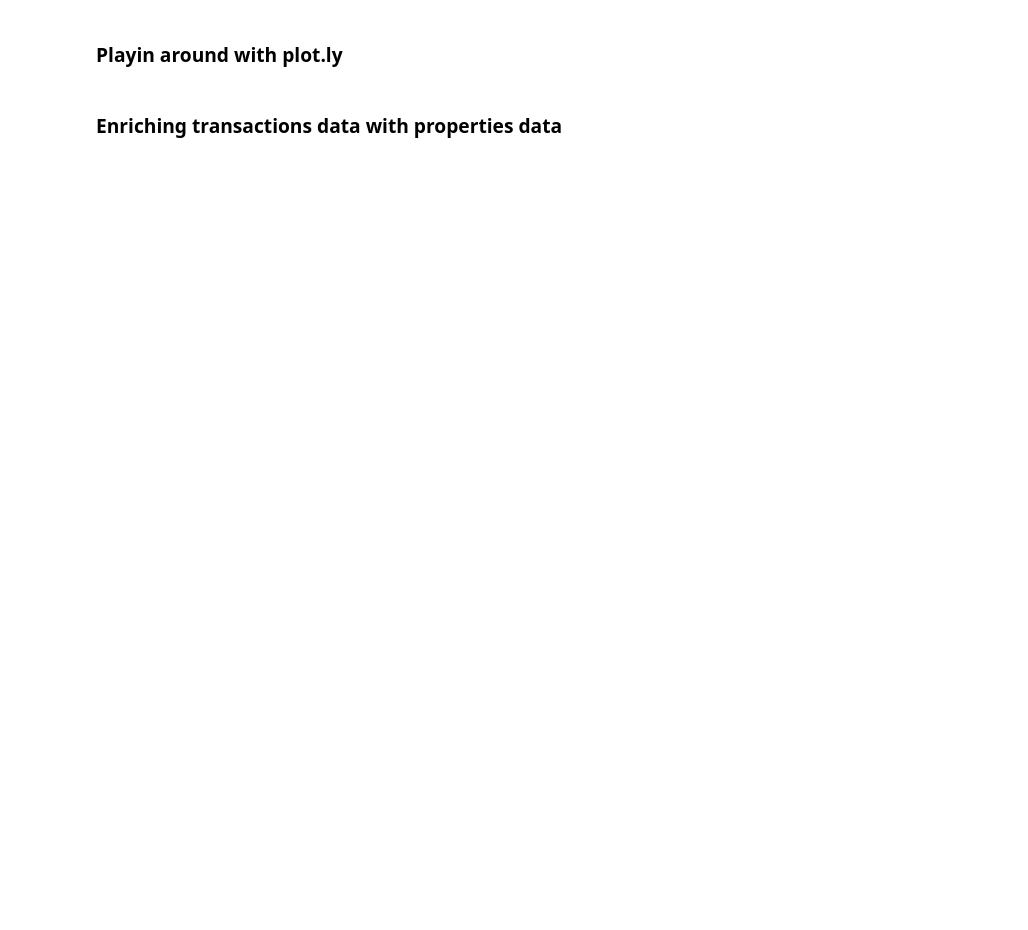
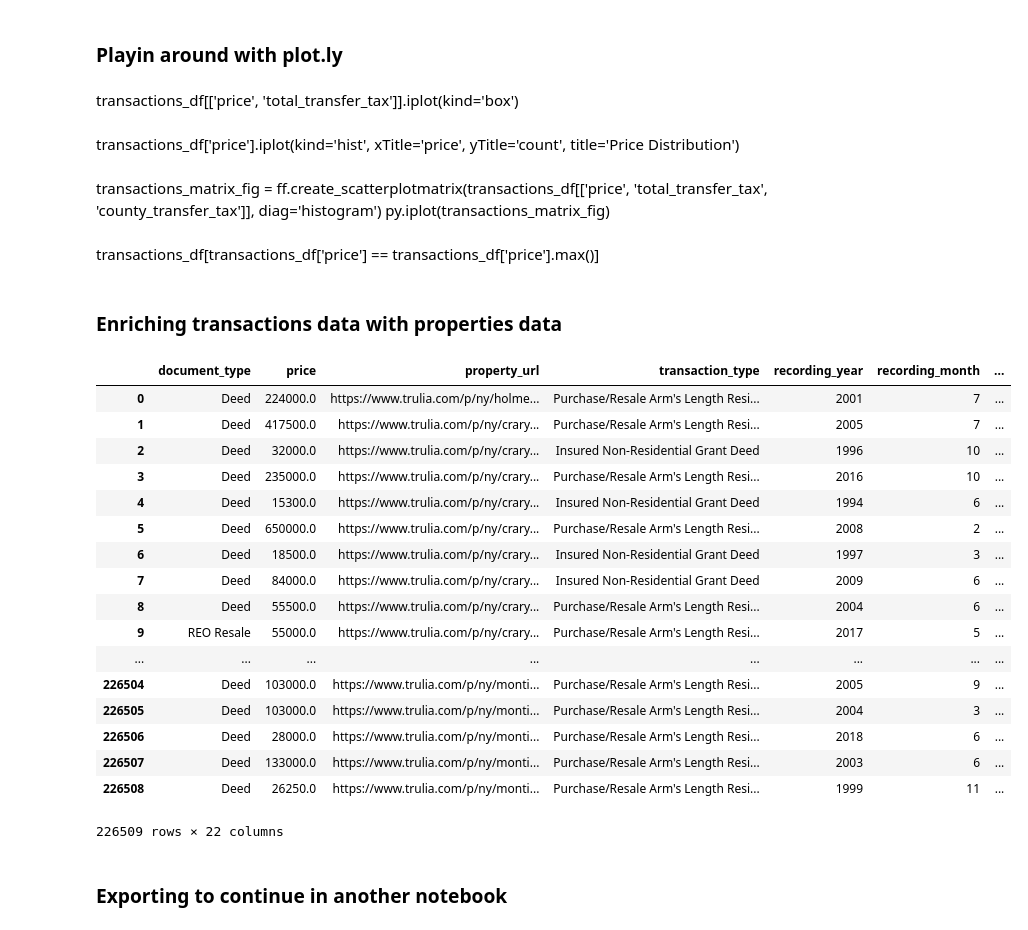
Before and after one commit to Viveckh/LilHomie, a Jupyter notebook: TruliaEDA.ipynb, the cells around one changed output. Cells and saved outputs as stored; diff of their text form; code cells hidden in the pictures; blank space fills up the shorter version.

```diff
--- a/TruliaEDA.ipynb
+++ b/TruliaEDA.ipynb
@@ -257,5 +604,36 @@ transactions_df[transactions_df['price'] == transactions_df['price'].max()]
+# %% [markdown]
+transactions_df[['price', 'total_transfer_tax']].iplot(kind='box')
+# %% [markdown]
+transactions_df['price'].iplot(kind='hist', xTitle='price', yTitle='count', title='Price Distribution')
+# %% [markdown]
+transactions_matrix_fig = ff.create_scatterplotmatrix(transactions_df[['price', 'total_transfer_tax', \
+                                                                       'county_transfer_tax']], diag='histogram')
+py.iplot(transactions_matrix_fig)
+# %% [markdown]
+transactions_df[transactions_df['price'] == transactions_df['price'].max()]
 # %% [markdown]
 ### Enriching transactions data with properties data
 # %%
-transactions_en_df = pd.merge(transactions_df, properties_df, how='left', on=['property_url'])
-transactions_en_df
+transactions_master_df = pd.merge(transactions_df, properties_df, how='inner', on=['property_url'])
+transactions_master_df
+# %% [output]
+|  | document_type | price | property_url | transaction_type | recording_year | recording_month | ... |
+| 0 | Deed | 224000.0 | https://www.trulia.com/p/ny/holme... | Purchase/Resale Arm's Length Resi... | 2001 | 7 | ... |
+| 1 | Deed | 417500.0 | https://www.trulia.com/p/ny/crary... | Purchase/Resale Arm's Length Resi... | 2005 | 7 | ... |
+| 2 | Deed | 32000.0 | https://www.trulia.com/p/ny/crary... | Insured Non-Residential Grant Deed | 1996 | 10 | ... |
+| 3 | Deed | 235000.0 | https://www.trulia.com/p/ny/crary... | Purchase/Resale Arm's Length Resi... | 2016 | 10 | ... |
+| 4 | Deed | 15300.0 | https://www.trulia.com/p/ny/crary... | Insured Non-Residential Grant Deed | 1994 | 6 | ... |
+| 5 | Deed | 650000.0 | https://www.trulia.com/p/ny/crary... | Purchase/Resale Arm's Length Resi... | 2008 | 2 | ... |
+| 6 | Deed | 18500.0 | https://www.trulia.com/p/ny/crary... | Insured Non-Residential Grant Deed | 1997 | 3 | ... |
+| 7 | Deed | 84000.0 | https://www.trulia.com/p/ny/crary... | Insured Non-Residential Grant Deed | 2009 | 6 | ... |
+| 8 | Deed | 55500.0 | https://www.trulia.com/p/ny/crary... | Purchase/Resale Arm's Length Resi... | 2004 | 6 | ... |
+| 9 | REO Resale | 55000.0 | https://www.trulia.com/p/ny/crary... | Purchase/Resale Arm's Length Resi... | 2017 | 5 | ... |
+| ... | ... | ... | ... | ... | ... | ... | ... |
+| 226504 | Deed | 103000.0 | https://www.trulia.com/p/ny/monti... | Purchase/Resale Arm's Length Resi... | 2005 | 9 | ... |
+| 226505 | Deed | 103000.0 | https://www.trulia.com/p/ny/monti... | Purchase/Resale Arm's Length Resi... | 2004 | 3 | ... |
+| 226506 | Deed | 28000.0 | https://www.trulia.com/p/ny/monti... | Purchase/Resale Arm's Length Resi... | 2018 | 6 | ... |
+| 226507 | Deed | 133000.0 | https://www.trulia.com/p/ny/monti... | Purchase/Resale Arm's Length Resi... | 2003 | 6 | ... |
+| 226508 | Deed | 26250.0 | https://www.trulia.com/p/ny/monti... | Purchase/Resale Arm's Length Resi... | 1999 | 11 | ... |
+226509 rows × 22 columns
+# %% [markdown]
+### Exporting to continue in another notebook
```
Also changed, not shown: parts of 62 cells of this notebook.
